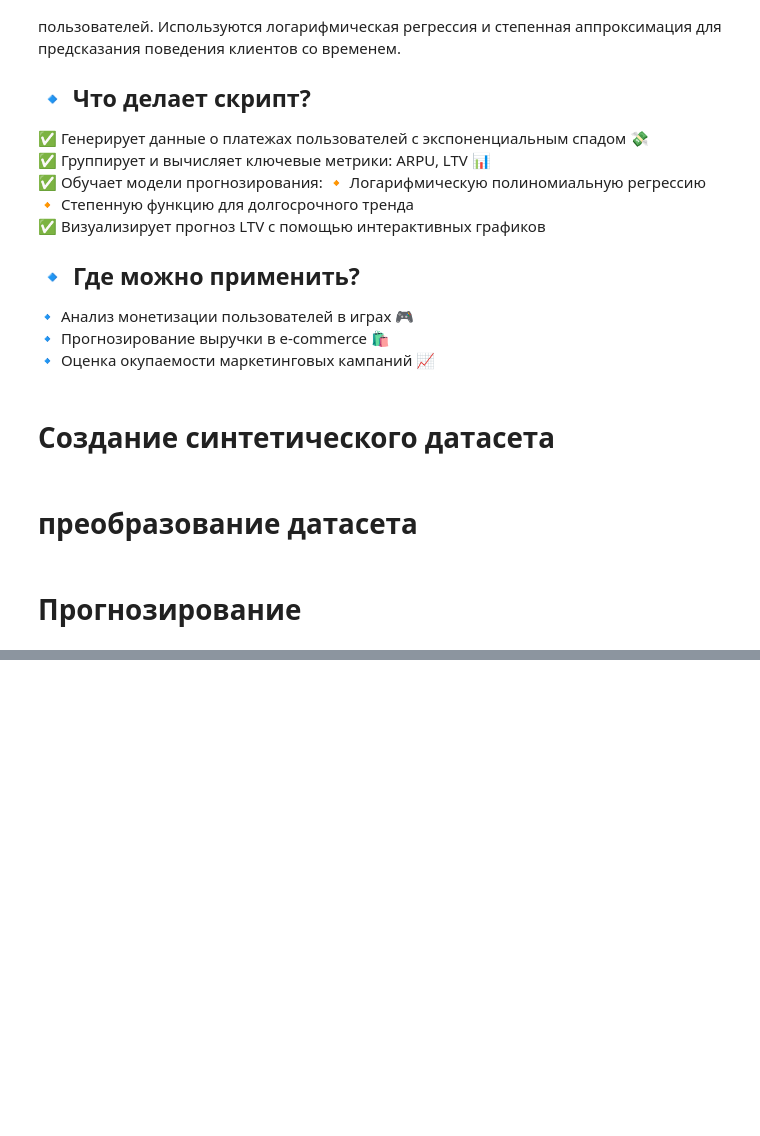
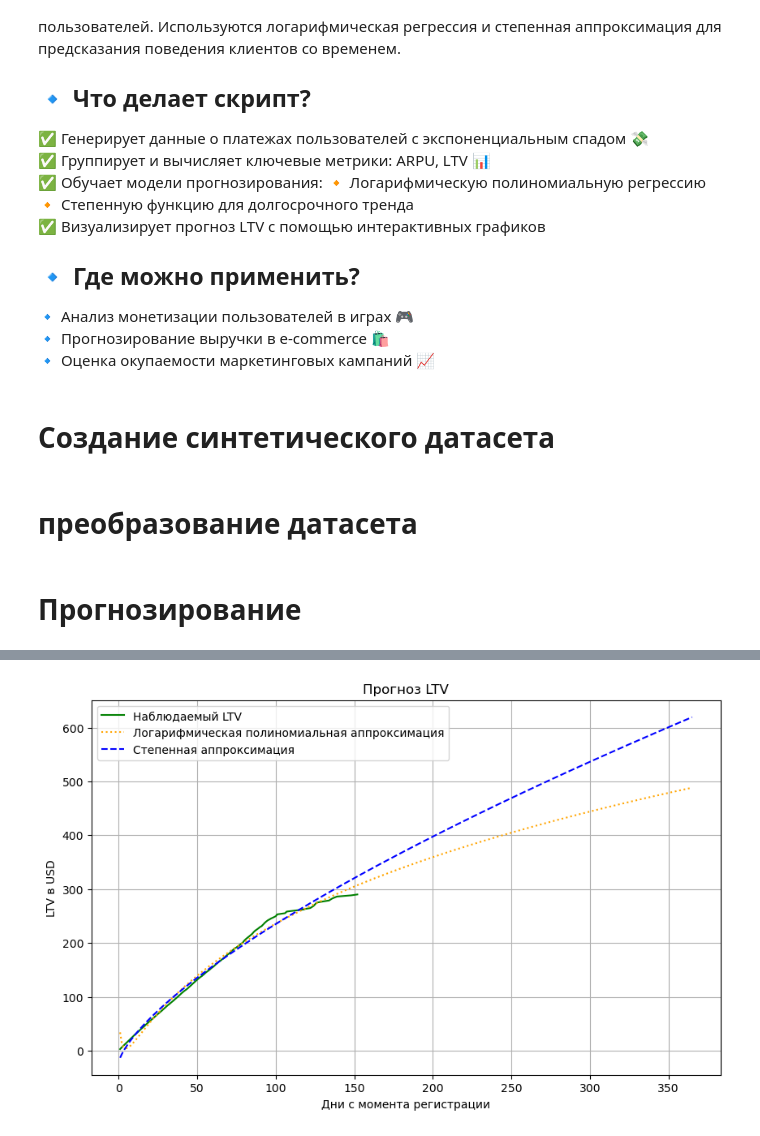
Before and after one commit to mkhamzanov/datasoup_ai, a Jupyter notebook: LTV_PREDICTION.ipynb, the cells around one changed output, grey strips where cells are left out. Drawn from its saved outputs; the diff is of its cells as text; code cells hidden in the pictures; blank space fills up the shorter version.

```diff
--- a/LTV_PREDICTION.ipynb
+++ b/LTV_PREDICTION.ipynb
@@ -54,7 +56,7 @@ user_reg_dates = {
 # Функция для генерации дней с момента регистрации с экспоненциальным спадом вероятности платежей
 
 def generate_days_since_reg(num_payments):
-    prob_decay = np.exp(-np.linspace(0, 10, 365))  # Экспоненциальный спад вероятности
+    prob_decay = np.exp(-np.linspace(0, 20, 365))  # Экспоненциальный спад вероятности
     prob_decay /= prob_decay.sum()  # Нормализация вероятностей
 
     days = np.random.choice(np.arange(1, 366), size=num_payments, p=prob_decay)  # Выбор дней по распределению
@@ -160,0 +113,39 @@ except Exception as e:
+# %%
+try:
+    X = np.log1p(data_avg['days_since_reg']).values.reshape(-1, 1)
+    poly = PolynomialFeatures(degree=2, include_bias=False)
+    X_poly = poly.fit_transform(X)
+    y = data_avg['LTV'].values
+
+    model = LinearRegression()
+    model.fit(X_poly, y)
+
+    max_days = 365
+    days = np.linspace(1, max_days, max_days)
+    X_pred = np.log1p(days).reshape(-1, 1)
+    X_pred_poly = poly.transform(X_pred)
+    LTV_pred = model.predict(X_pred_poly)
+
+    def power_func(x, a, b, c):
+        return a * (x ** b) + c
+
+    popt, _ = curve_fit(power_func, data_avg['days_since_reg'], data_avg['LTV'], maxfev=5000)
+    LTV_power_pred = power_func(days, *popt)
+
+    # Визуализация с Matplotlib и сохранение в файл
+    plt.figure(figsize=(10, 6))
+    plt.plot(data_avg['days_since_reg'], data_avg['LTV'], label='Наблюдаемый LTV', color='green')
+    plt.plot(days, LTV_pred, label='Логарифмическая полиномиальная аппроксимация', linestyle='dotted', color='orange')
+    plt.plot(days, LTV_power_pred, label='Степенная аппроксимация', linestyle='dashed', color='blue')
+
+    plt.title('Прогноз LTV')
+    plt.xlabel('Дни с момента регистрации')
+    plt.ylabel('LTV в USD')
+    plt.legend()
+    plt.grid()
+    plt.savefig('ltv_forecast.png')  # Сохранение графика в файл
+    plt.show()
+except Exception as e:
+    print(f"Ошибка при аппроксимации: {e}")
+# %% [output]
+[figure, added]
```
Also changed, not shown: parts of 2 cells of this notebook, 1 other file.
